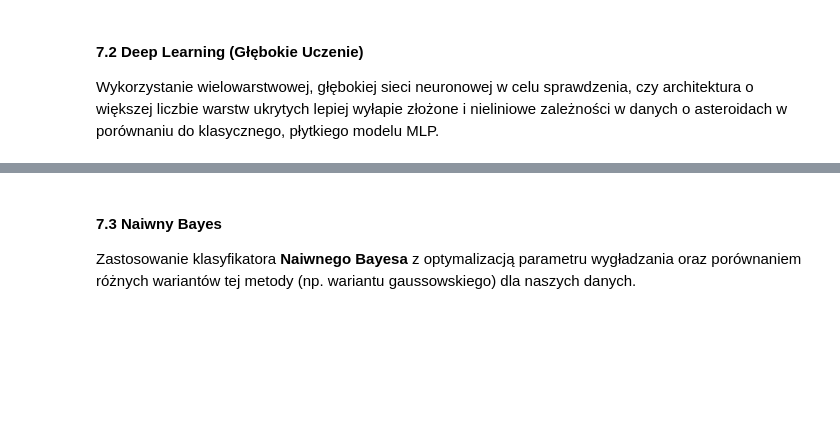
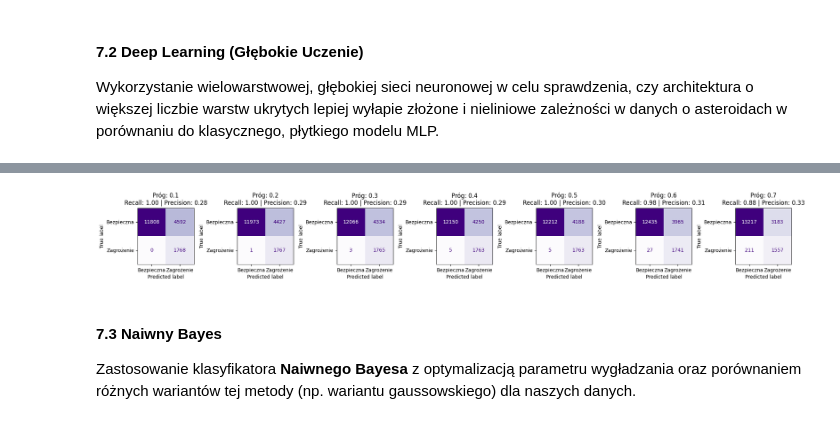
Before and after one commit to Zajecia-na-PWr-LR/lista-4-projekt-grupowy-orjaol, a Jupyter notebook: zadanie.ipynb, the cells around one changed output, grey strips where cells are left out. Cells and saved outputs as stored; diff of their text form; code cells hidden in the pictures; blank space fills up the shorter version.

```diff
--- a/zadanie.ipynb
+++ b/zadanie.ipynb
@@ -345,0 +536,3 @@ Wykorzystanie wielowarstwowej, głębokiej sieci neuronowej w celu sprawdzenia,
+# %%
+y_pred_probs = model.predict(X_test_scaled)
+y_pred = (y_pred_probs > 0.5).astype(int)
@@ -346,3 +541,26 @@ Wykorzystanie wielowarstwowej, głębokiej sieci neuronowej w celu sprawdzenia,
+# %%
+thresholds = [0.1, 0.2, 0.3, 0.4, 0.5, 0.6, 0.7]
+
+fig, axes = plt.subplots(1, 7, figsize=(20, 6))
+
+for i, t in enumerate(thresholds):
+    y_pred_t = (y_pred_probs > t).astype(int)
+
+    cm = confusion_matrix(y_test, y_pred_t)
+
+    rec = recall_score(y_test, y_pred_t)
+    prec = precision_score(y_test, y_pred_t)
+
+    disp = ConfusionMatrixDisplay(confusion_matrix=cm, display_labels=['Bezpieczna', 'Zagrożenie'])
+    disp.plot(cmap='Purples', ax=axes[i], colorbar=False)
+
+    axes[i].set_title(f"Próg: {t}\nRecall: {rec:.2f} | Precision: {prec:.2f}")
+    axes[i].grid(False)
+
+plt.tight_layout()
+plt.show()
+# %% [output]
+[figure, added]
 # %% [markdown]
 #### 7.3 Naiwny Bayes
 Zastosowanie klasyfikatora **Naiwnego Bayesa** z optymalizacją parametru wygładzania oraz porównaniem różnych wariantów tej metody (np. wariantu gaussowskiego) dla naszych danych.
```
Also changed, not shown: parts of 14 cells of this notebook.
